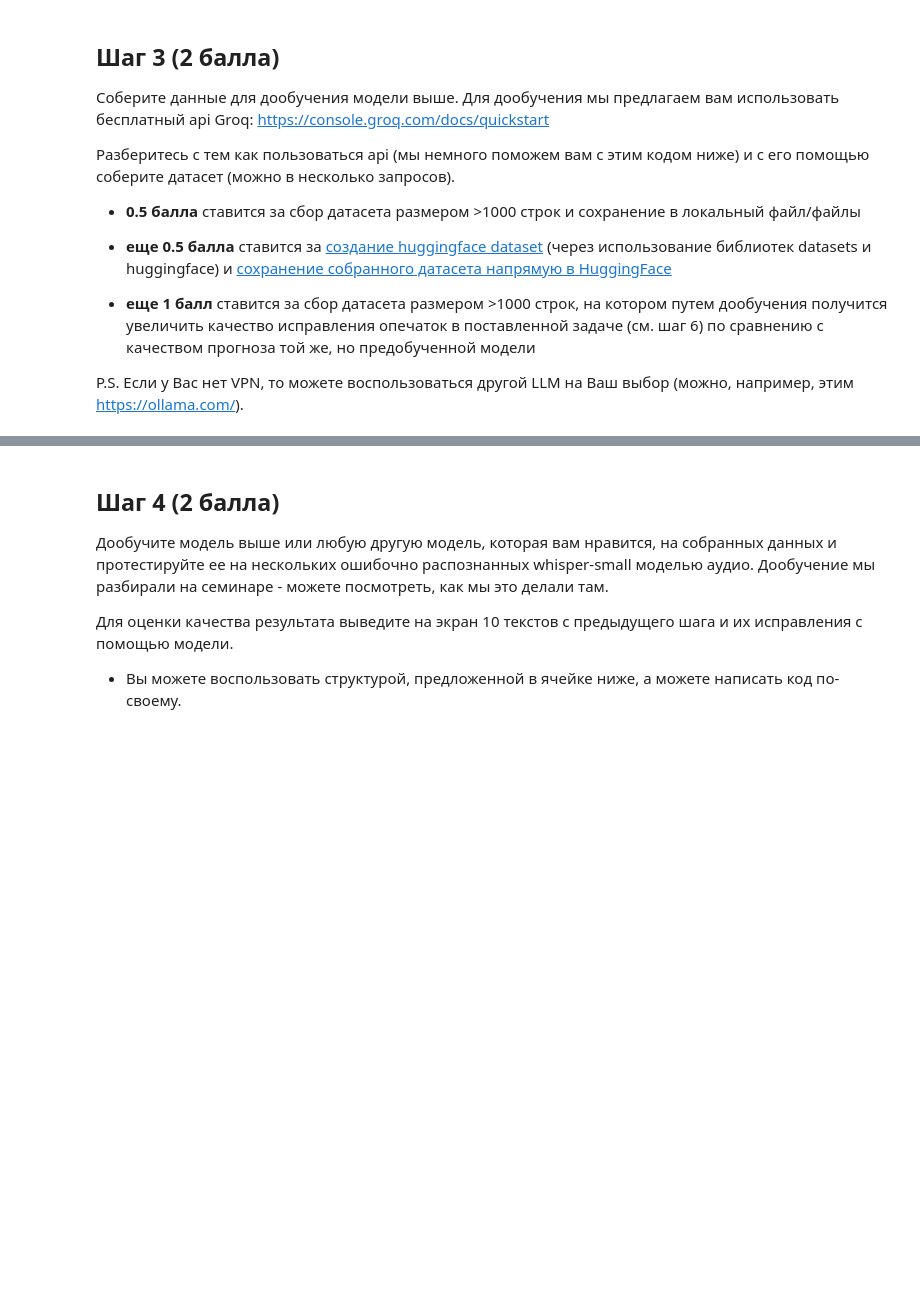
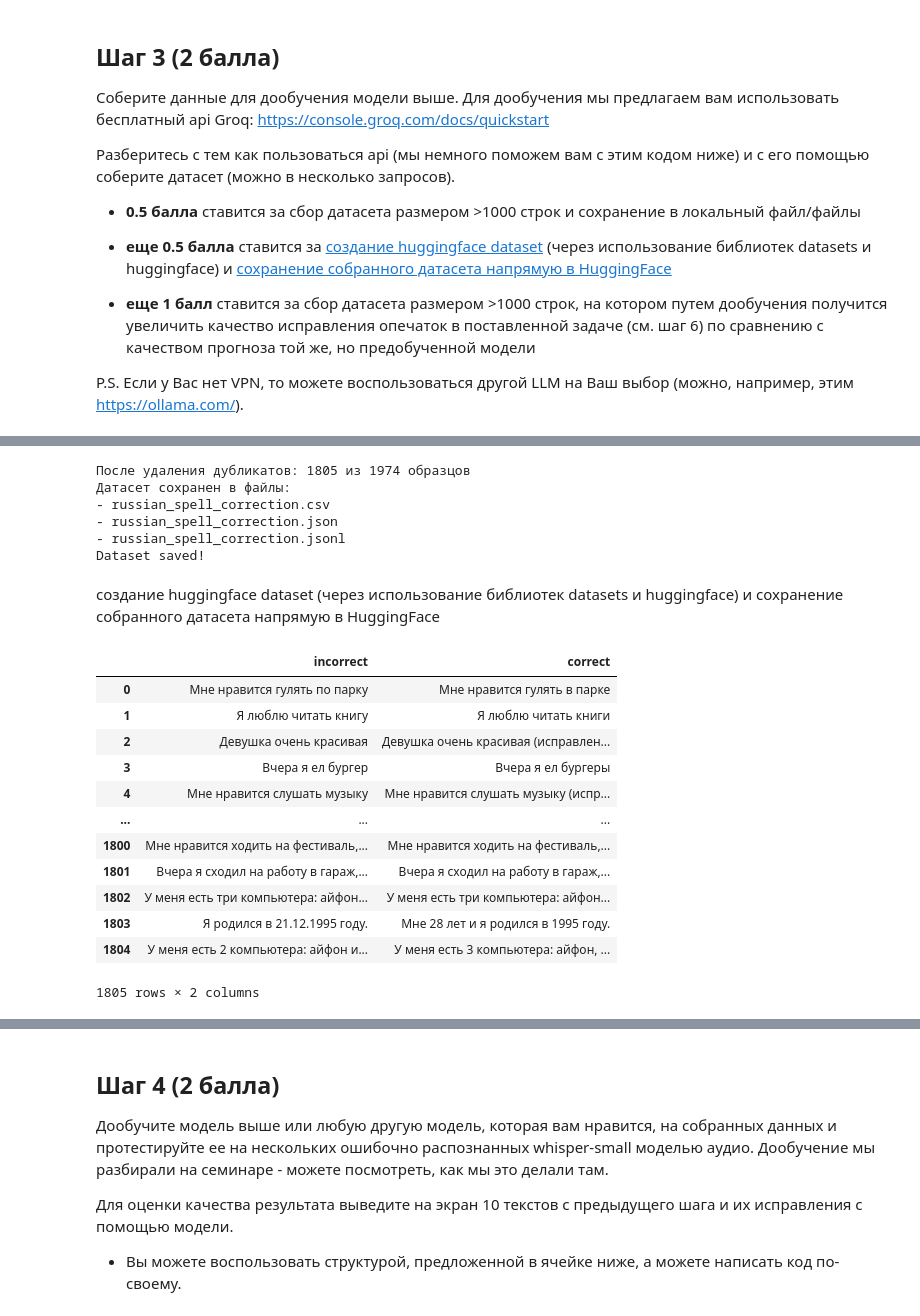
Before and after one commit to nikfilonenko/gen-ai_hw, a Jupyter notebook: NLP/hw_1/Filonenko_Nikita_Dmitrievich_GenDL_HT1_base.ipynb, the cells around one changed output, grey strips where cells are left out. Drawn from its saved outputs; the diff is of its cells as text; code cells hidden in the pictures; blank space fills up the shorter version.

```diff
--- a/NLP/hw_1/Filonenko_Nikita_Dmitrievich_GenDL_HT1_base.ipynb
+++ b/NLP/hw_1/Filonenko_Nikita_Dmitrievich_GenDL_HT1_base.ipynb
@@ -87,0 +508,29 @@ print(response.choices[0].message.content)
+# %%
+df = save_dataset_locally(dataset_pairs)
+print("Dataset saved!")
+# %% [output]
+После удаления дубликатов: 1805 из 1974 образцов
+Датасет сохранен в файлы:
+- russian_spell_correction.csv
+- russian_spell_correction.json
+- russian_spell_correction.jsonl
+Dataset saved!
+# %% [markdown]
+ создание huggingface dataset (через использование библиотек datasets и huggingface) и сохранение собранного датасета напрямую в HuggingFace
+# %%
+dataset_pairs = pd.read_csv('/content/drive/MyDrive/HW_GenAI/NLP/russian_spell_correction.csv', sep=',')
+dataset_pairs
+# %% [output]
+|  | incorrect | correct |
+| 0 | Мне нравится гулять по парку | Мне нравится гулять в парке |
+| 1 | Я люблю читать книгу | Я люблю читать книги |
+| 2 | Девушка очень красивая | Девушка очень красивая (исправлен... |
+| 3 | Вчера я ел бургер | Вчера я ел бургеры |
+| 4 | Мне нравится слушать музыку | Мне нравится слушать музыку (испр... |
+| ... | ... | ... |
+| 1800 | Мне нравится ходить на фестиваль,... | Мне нравится ходить на фестиваль,... |
+| 1801 | Вчера я сходил на работу в гараж,... | Вчера я сходил на работу в гараж,... |
+| 1802 | У меня есть три компьютера: айфон... | У меня есть три компьютера: айфон... |
+| 1803 | Я родился в 21.12.1995 году. | Мне 28 лет и я родился в 1995 году. |
+| 1804 | У меня есть 2 компьютера: айфон и... | У меня есть 3 компьютера: айфон, ... |
+1805 rows × 2 columns
```
Also changed, not shown: parts of 75 cells of this notebook, 1 other file.
